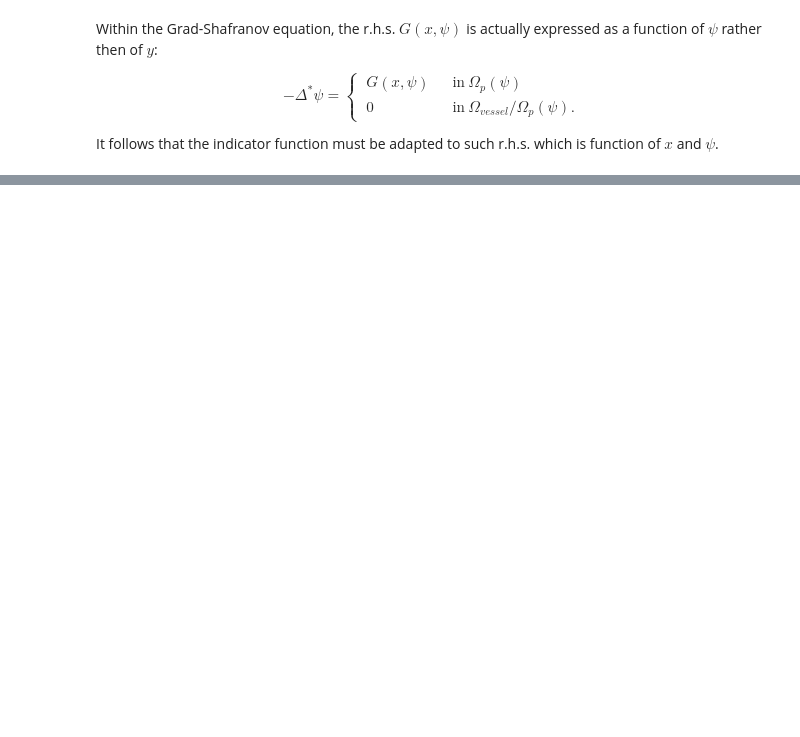
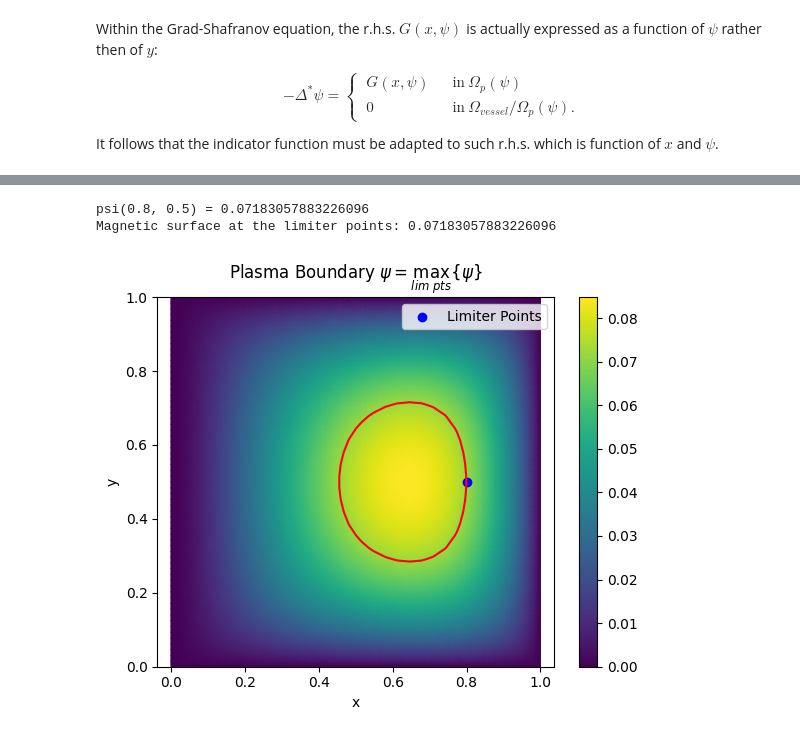
Before and after one commit to lucaciarimboli/tesi, a Jupyter notebook: Firedrake/PlasmaBoundary.ipynb, the cells around one changed output, grey strips where cells are left out. Cells and saved outputs as stored; diff of their text form; code cells hidden in the pictures; blank space fills up the shorter version.

```diff
--- a/Firedrake/PlasmaBoundary.ipynb
+++ b/Firedrake/PlasmaBoundary.ipynb
@@ -323,0 +306,5 @@ plt.show()
+# %%
+# Create a grid to plot contours lines:
+xx = np.linspace(0, 1, n)
+yy = np.linspace(0, 1, n)
+X, Y = np.meshgrid(xx, yy)
@@ -324 +335,35 @@ plt.show()
+# %%
+# Define the variational problem:
+a = GS_varf_Picard(G, phi, psi, psi_old, psi_mask)
+solve(a == 0, psi, bcs=bc)
+
+# Find the magnetic surface that updates the plasma boundary:
+psi0 = find_plasma_boundary(psi, limiter_points)
+print(f"Magnetic surface at the limiter points: {psi0}")
+
+# Evaluate the function on the grid
+PSI = np.zeros_like(X)
+for i in range(n):
+    for j in range(n):
+        point = (X[j, i], Y[j, i])  # Note: meshgrid ordering
+        try:
+            PSI[j, i] = psi.at(point)  # psi.at expects a tuple (x,y)
+        except:
+            PSI[j, i] = np.nan         # Mark outside points as nan
+
+# Plot the solution at this iteration:
+fig, ax = plt.subplots()
+fig.colorbar(tripcolor(psi, axes=ax))
+plt.contour(X, Y, PSI, levels=[psi0], colors='red')
+plt.scatter(*zip(*limiter_points), color='blue', label='Limiter Points')
+plt.title(r"Plasma Boundary $\psi = \max_{lim\ pts}\{\psi\}$")
+plt.xlabel("x")
+plt.ylabel("y")
+plt.legend()
+plt.axis('equal')
+plt.show()
+# %% [output]
+psi(0.8, 0.5) = 0.07183057883226096
+Magnetic surface at the limiter points: 0.07183057883226096
+[figure, added]
 # %%
```
Also changed, not shown: parts of 15 cells of this notebook, 1 other file.
